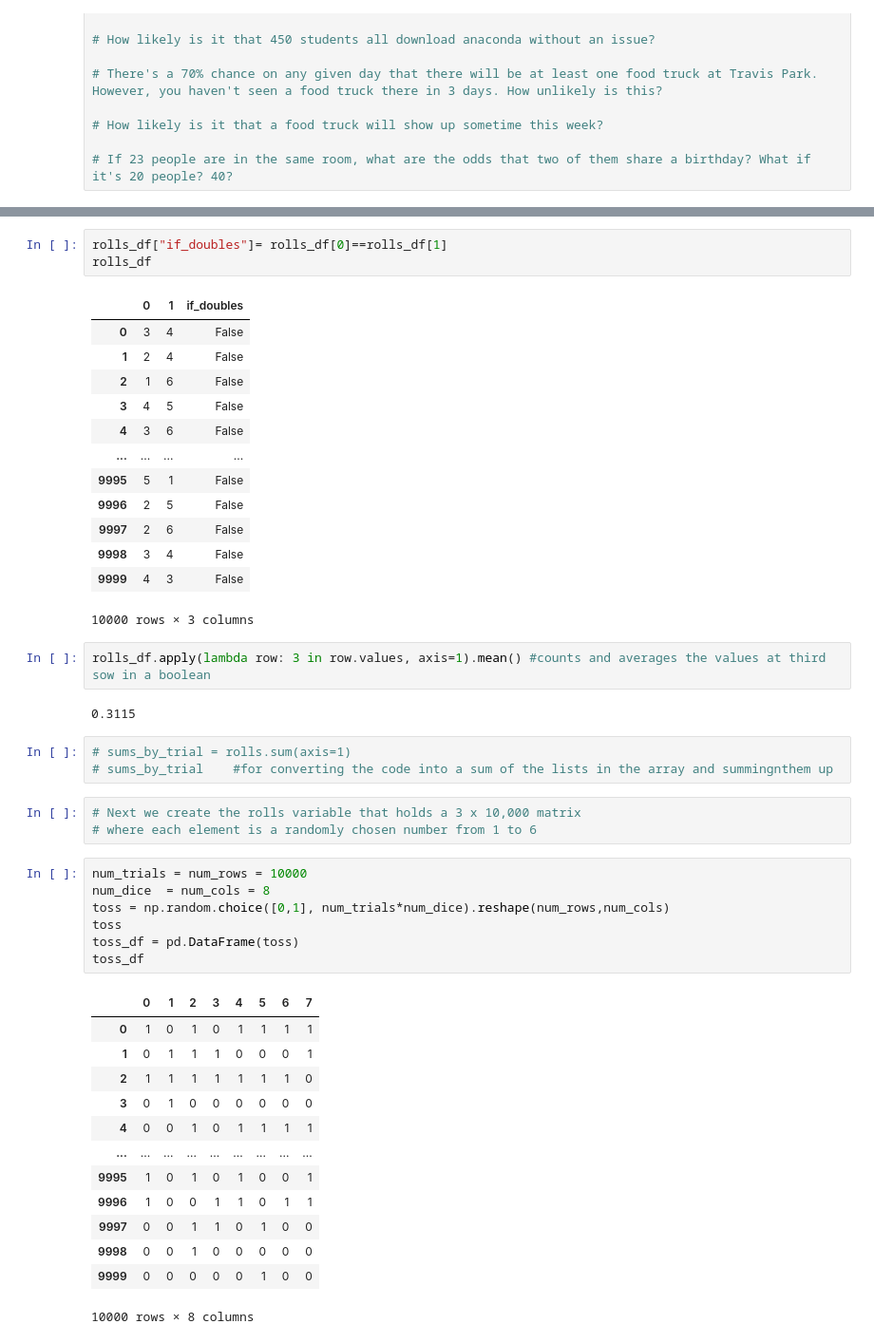
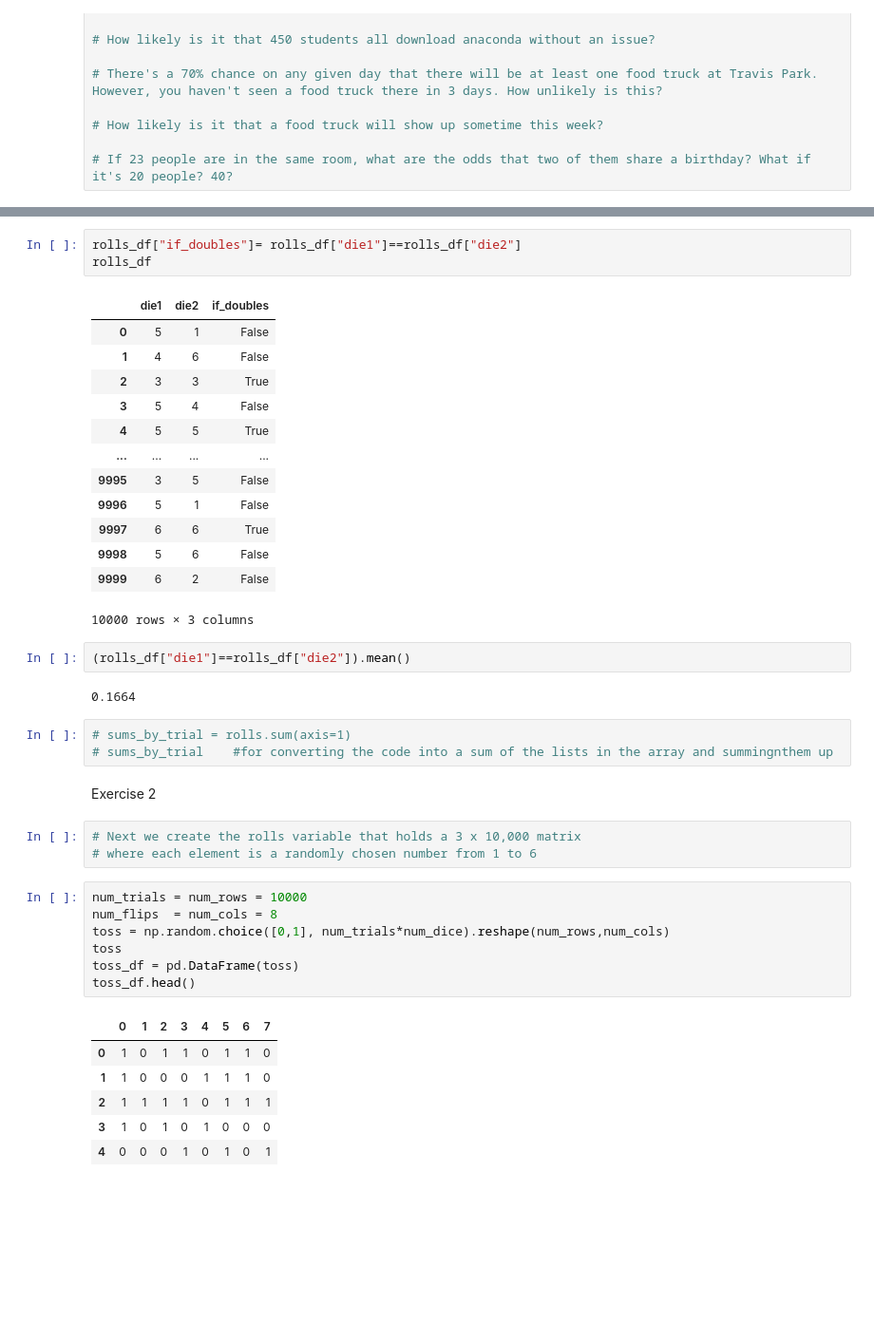
Before and after one commit to lincolnmuriithi11/statistics-exercises, a Jupyter notebook: simulation.ipynb, the cells around one changed output, grey strips where cells are left out. Shown: that part at 95% size. Cells and saved outputs as stored; diff of their text form; blank space fills up the shorter version.

```diff
--- a/simulation.ipynb
+++ b/simulation.ipynb
@@ -72,52 +80,47 @@ rolls_df
 10000 rows × 2 columns
 # %%
-rolls_df["if_doubles"]= rolls_df[0]==rolls_df[1]
+rolls_df["if_doubles"]= rolls_df["die1"]==rolls_df["die2"]
 rolls_df
 # %% [output]
-|  | 0 | 1 | if_doubles |
-| 0 | 3 | 4 | False |
-| 1 | 2 | 4 | False |
-| 2 | 1 | 6 | False |
-| 3 | 4 | 5 | False |
-| 4 | 3 | 6 | False |
+|  | die1 | die2 | if_doubles |
+| 0 | 5 | 1 | False |
+| 1 | 4 | 6 | False |
+| 2 | 3 | 3 | True |
+| 3 | 5 | 4 | False |
+| 4 | 5 | 5 | True |
 | ... | ... | ... | ... |
-| 9995 | 5 | 1 | False |
-| 9996 | 2 | 5 | False |
-| 9997 | 2 | 6 | False |
-| 9998 | 3 | 4 | False |
-| 9999 | 4 | 3 | False |
+| 9995 | 3 | 5 | False |
+| 9996 | 5 | 1 | False |
+| 9997 | 6 | 6 | True |
+| 9998 | 5 | 6 | False |
+| 9999 | 6 | 2 | False |
 10000 rows × 3 columns
 # %%
-rolls_df.apply(lambda row: 3 in row.values, axis=1).mean() #counts and averages the values at third sow in a boolean
+(rolls_df["die1"]==rolls_df["die2"]).mean()
 # %% [output]
-0.3115
+0.1664
 # %%
 # sums_by_trial = rolls.sum(axis=1)
 # sums_by_trial    #for converting the code into a sum of the lists in the array and summingnthem up
+# %% [markdown]
+Exercise 2
 # %%
 # Next we create the rolls variable that holds a 3 x 10,000 matrix
 # where each element is a randomly chosen number from 1 to 6
 # %%
 num_trials = num_rows = 10000
-num_dice  = num_cols = 8
+num_flips  = num_cols = 8
 toss = np.random.choice([0,1], num_trials*num_dice).reshape(num_rows,num_cols)
 toss
 toss_df = pd.DataFrame(toss)
-toss_df
+toss_df.head()
 # %% [output]
 |  | 0 | 1 | 2 | 3 | 4 | 5 | 6 | 7 |
-| 0 | 1 | 0 | 1 | 0 | 1 | 1 | 1 | 1 |
-| 1 | 0 | 1 | 1 | 1 | 0 | 0 | 0 | 1 |
-| 2 | 1 | 1 | 1 | 1 | 1 | 1 | 1 | 0 |
-| 3 | 0 | 1 | 0 | 0 | 0 | 0 | 0 | 0 |
-| 4 | 0 | 0 | 1 | 0 | 1 | 1 | 1 | 1 |
-| ... | ... | ... | ... | ... | ... | ... | ... | ... |
-| 9995 | 1 | 0 | 1 | 0 | 1 | 0 | 0 | 1 |
-| 9996 | 1 | 0 | 0 | 1 | 1 | 0 | 1 | 1 |
-| 9997 | 0 | 0 | 1 | 1 | 0 | 1 | 0 | 0 |
-| 9998 | 0 | 0 | 1 | 0 | 0 | 0 | 0 | 0 |
-| 9999 | 0 | 0 | 0 | 0 | 0 | 1 | 0 | 0 |
+| 0 | 1 | 0 | 1 | 1 | 0 | 1 | 1 | 0 |
+| 1 | 1 | 0 | 0 | 0 | 1 | 1 | 1 | 0 |
+| 2 | 1 | 1 | 1 | 1 | 0 | 1 | 1 | 1 |
+| 3 | 1 | 0 | 1 | 0 | 1 | 0 | 0 | 0 |
+| 4 | 0 | 0 | 0 | 1 | 0 | 1 | 0 | 1 |
-10000 rows × 8 columns
 # %%
 toss_df["sum_of_toss"] = sum_toss= (toss_df.sum(axis =1))
 toss_df
```
Also changed, not shown: parts of 33 cells of this notebook.
